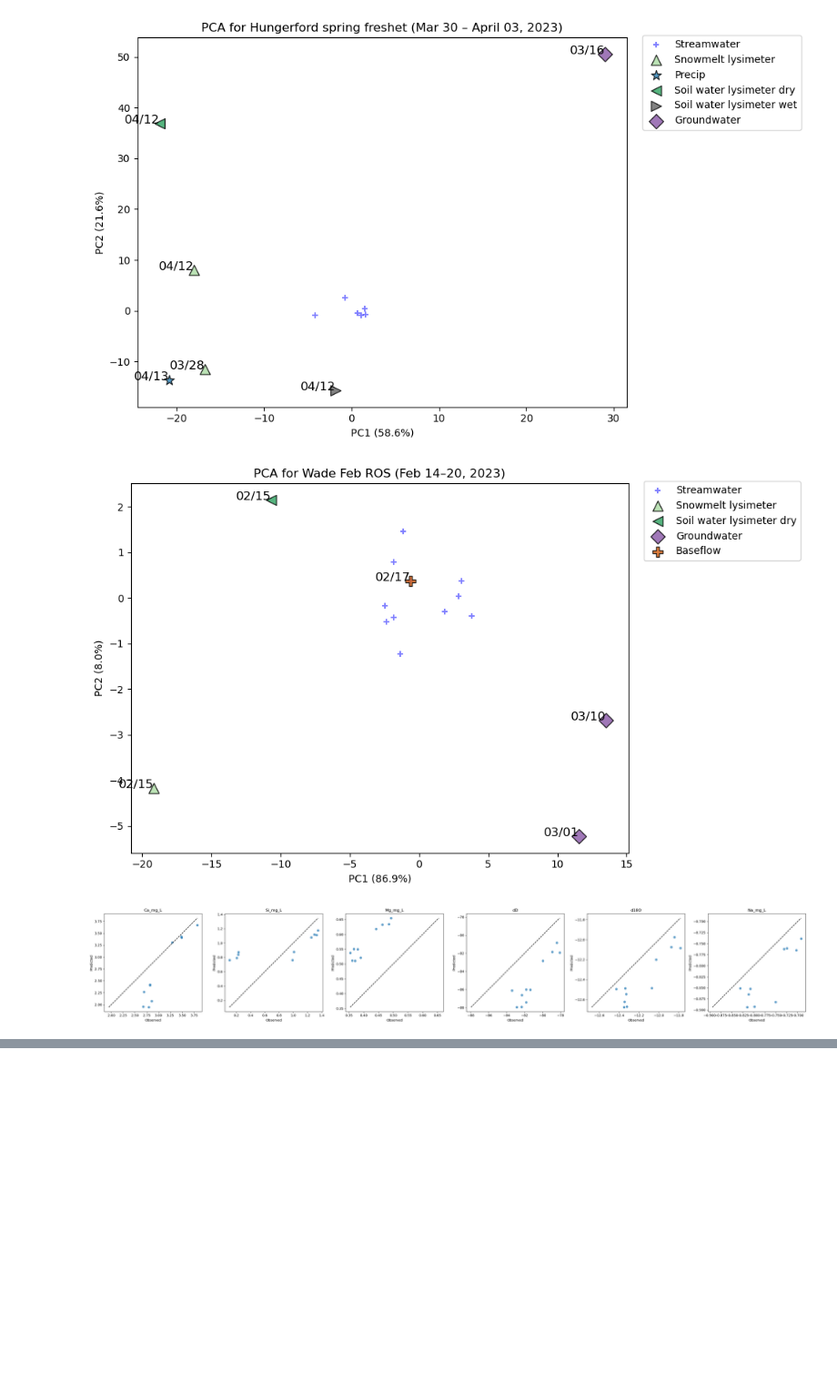
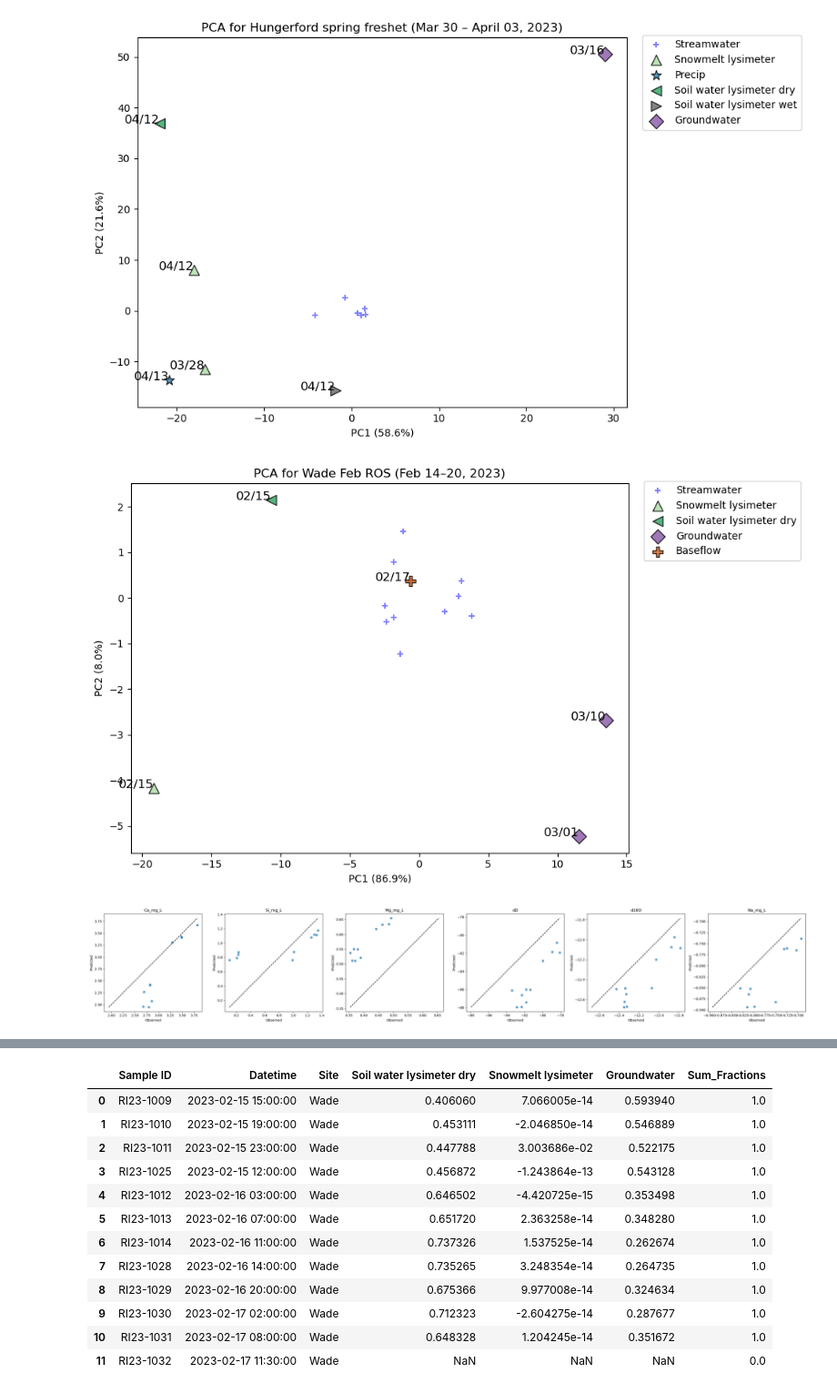
Before and after one commit to MeganEDuffy/EMMA, a Jupyter notebook: EMMA-single-PCA/Wade_Hungerford_2023_PCA_single-PCA-by-event-wEMMAs_SLSQP.ipynb, the cells around one changed output, grey strips where cells are left out. Shown at 91% size. Drawn from its saved outputs; the diff is of its cells as text; code cells hidden in the pictures; blank space fills up the shorter version.

```diff
--- a/EMMA-single-PCA/Wade_Hungerford_2023_PCA_single-PCA-by-event-wEMMAs_SLSQP.ipynb
+++ b/EMMA-single-PCA/Wade_Hungerford_2023_PCA_single-PCA-by-event-wEMMAs_SLSQP.ipynb
@@ -170,6 +170,9 @@ def plot_event_pca(
     plt.tight_layout()
     plt.show()
 
+    # Return info
+    return tracers, pca
+
 #########################
 # STEP 2: EMMA FUNCTION #
 #########################
@@ -275,7 +278,7 @@ def run_emma_event(data, site, start_date, end_date, endmember_ids, n_components
     fractions_df = pd.concat([stream_info, pd.DataFrame(fractions, columns=fraction_cols)], axis=1)
     fractions_df["Sum_Fractions"] = fractions_df[fraction_cols].sum(axis=1)
 
-    #return fractions_df# OLD
+    #return fractions_df, etc
     return fractions_df, scaler, pca, end_clean
 
 ##########################
@@ -551,7 +552,7 @@ df = pd.read_csv("isco_metadata/LCBP_RI_sample_index/RI23-IC-ICP-isotope-toc-joi
     # RI23-5005 Snowmelt lysimeter 2/15
     # RI23-1032 Baseflow (pre-event 2/17, really post event..)
 
-plot_event_pca(
+wade_febros_tracers, wade_febros_pca = plot_event_pca(
     data=df,
     site="Wade",
     start_date="2023-02-14 00:00",
@@ -589,7 +590,7 @@ wade_febros_predicted = predict_tracers_from_fractions(
 # Plot observed vs predicted tracer values
 plot_observed_vs_predicted(wade_febros_predicted, df, wade_tracers)
 
-wade_febros_emma_df
+wade_febros_fractions_df
 # %% [output]
 [figure]
 [figure]
@@ -612,0 +597,13 @@ wade_febros_emma_df
+|  | Sample ID | Datetime | Site | Soil water lysimeter dry | Snowmelt lysimeter | Groundwater | Sum_Fractions |
+| 0 | RI23-1009 | 2023-02-15 15:00:00 | Wade | 0.406060 | 7.066005e-14 | 0.593940 | 1.0 |
+| 1 | RI23-1010 | 2023-02-15 19:00:00 | Wade | 0.453111 | -2.046850e-14 | 0.546889 | 1.0 |
+| 2 | RI23-1011 | 2023-02-15 23:00:00 | Wade | 0.447788 | 3.003686e-02 | 0.522175 | 1.0 |
+| 3 | RI23-1025 | 2023-02-15 12:00:00 | Wade | 0.456872 | -1.243864e-13 | 0.543128 | 1.0 |
+| 4 | RI23-1012 | 2023-02-16 03:00:00 | Wade | 0.646502 | -4.420725e-15 | 0.353498 | 1.0 |
+| 5 | RI23-1013 | 2023-02-16 07:00:00 | Wade | 0.651720 | 2.363258e-14 | 0.348280 | 1.0 |
+| 6 | RI23-1014 | 2023-02-16 11:00:00 | Wade | 0.737326 | 1.537525e-14 | 0.262674 | 1.0 |
+| 7 | RI23-1028 | 2023-02-16 14:00:00 | Wade | 0.735265 | 3.248354e-14 | 0.264735 | 1.0 |
+| 8 | RI23-1029 | 2023-02-16 20:00:00 | Wade | 0.675366 | 9.977008e-14 | 0.324634 | 1.0 |
+| 9 | RI23-1030 | 2023-02-17 02:00:00 | Wade | 0.712323 | -2.604275e-14 | 0.287677 | 1.0 |
+| 10 | RI23-1031 | 2023-02-17 08:00:00 | Wade | 0.648328 | 1.204245e-14 | 0.351672 | 1.0 |
+| 11 | RI23-1032 | 2023-02-17 11:30:00 | Wade | NaN | NaN | NaN | 0.0 |
```
Also changed, not shown: parts of 3 cells of this notebook, 32 other files.
